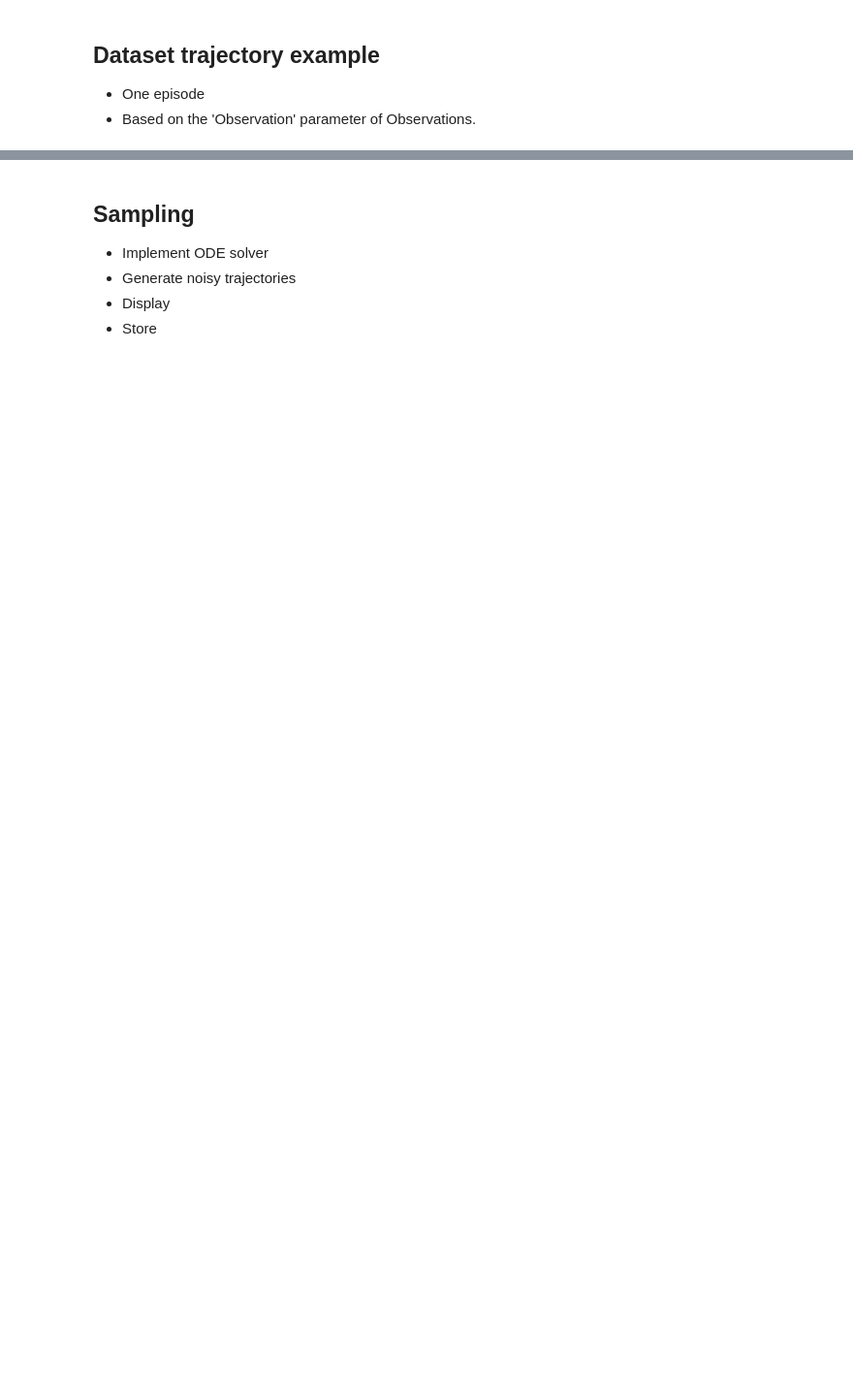
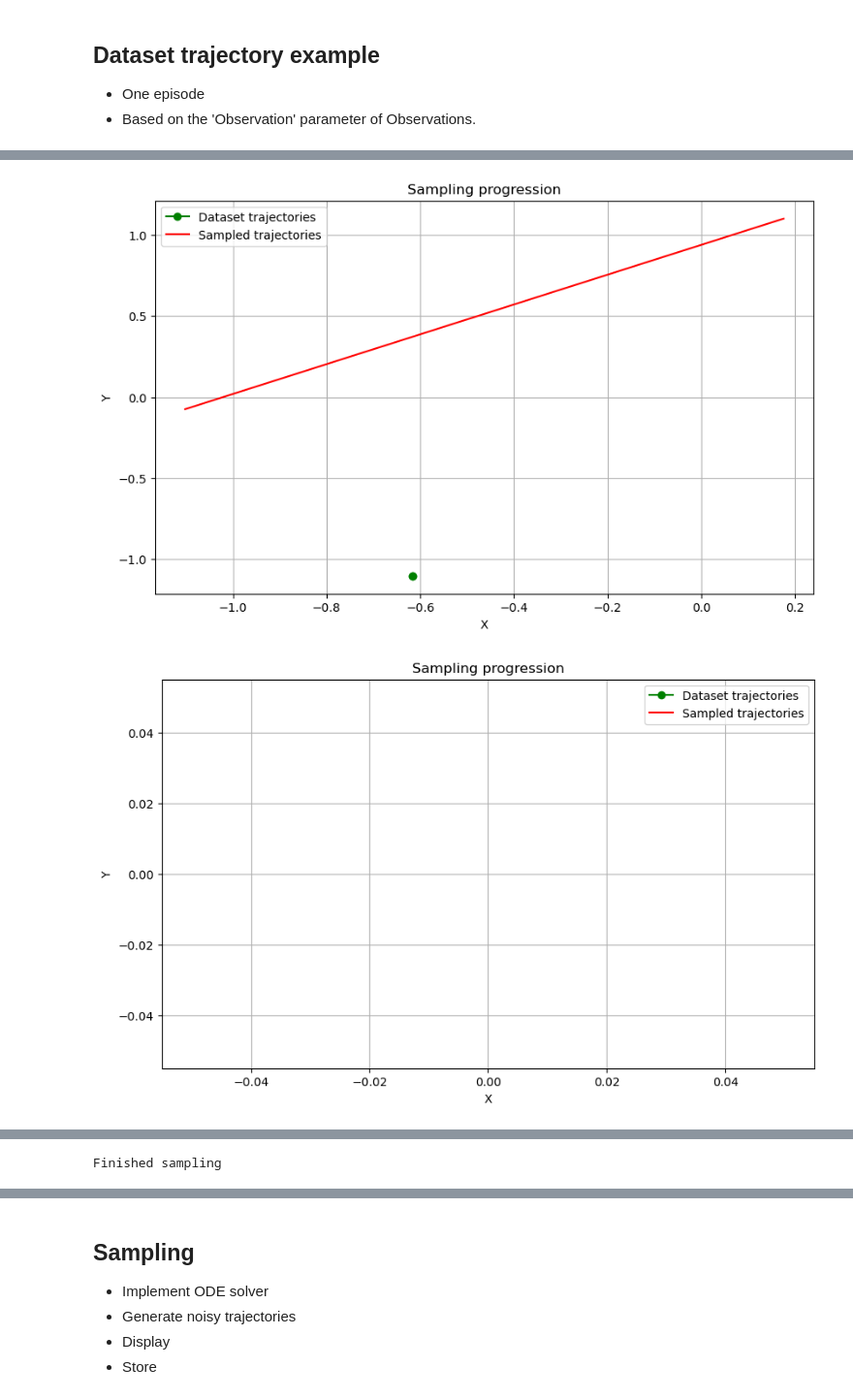
Before and after one commit to MortenHS/FlowMatching, a Jupyter notebook: data_loader.ipynb, the cells around one changed output, grey strips where cells are left out. Shown at 97% size. Cells and saved outputs as stored; diff of their text form; code cells hidden in the pictures; blank space fills up the shorter version.

Commit message:
Good up to sampling

```diff
--- a/data_loader.ipynb
+++ b/data_loader.ipynb
@@ -243,0 +156,31 @@ for epoch in tqdm(range(epochs), desc="Training Progress"):
+# %%
+sampling_steps = 1000
+plot_every = 100
+
+sample_trajs = torch.randn_like(xt)
+flow_model.eval().requires_grad_(False)
+max_steps = min(observations.size(1), sample_trajs.size(1))
+# print(f"xt in sampling cell: {xt}")
+
+for i, t in enumerate(torch.linspace(0, 1, sampling_steps), start = 1):
+    t = torch.rand(xt.size(0)).to(device)
+    pred = flow_model(xt, t)
+    sample_trajs = sample_trajs + (1 / sampling_steps) * pred
+    # print(f"xt: {xt[0, i:i+2, 0]}, observations: {observations[0, i:i+2, 0]}")
+    # print(f"observations: {observations[0, i:i+2, 0]}")
+    # print(f"sample_trajs: {sample_trajs[0, i:i+2, 0]}")
+    if i % plot_every == 0:
+        plt.figure(figsize=(10, 6))
+        plt.plot(observations[0, i:i+2, 0].cpu().numpy(), observations[0, i:i+2, 1].cpu().numpy(), color='g', label="Dataset trajectories", marker='o')
+        plt.plot(sample_trajs[0, i:i+2, 0].cpu().numpy(), sample_trajs[0, i:i+2, 1].cpu().numpy(), color='r', label="Sampled trajectories")
+        plt.title('Sampling progression')
+        plt.xlabel('X')
+        plt.ylabel('Y')
+        plt.grid()
+        plt.legend()
+        plt.show()
+flow_model.train().requires_grad_(True)
+print("Finished sampling")
+# %% [output]
+[figure, added]
+[figure, added]
@@ -244,3 +195,4 @@ for epoch in tqdm(range(epochs), desc="Training Progress"):
+Finished sampling
 # %%
 avg_loss = sum(losses)/len(losses)
 med_loss = stat.median(losses)
```
Also changed, not shown: parts of 21 cells of this notebook, 1 other file.
